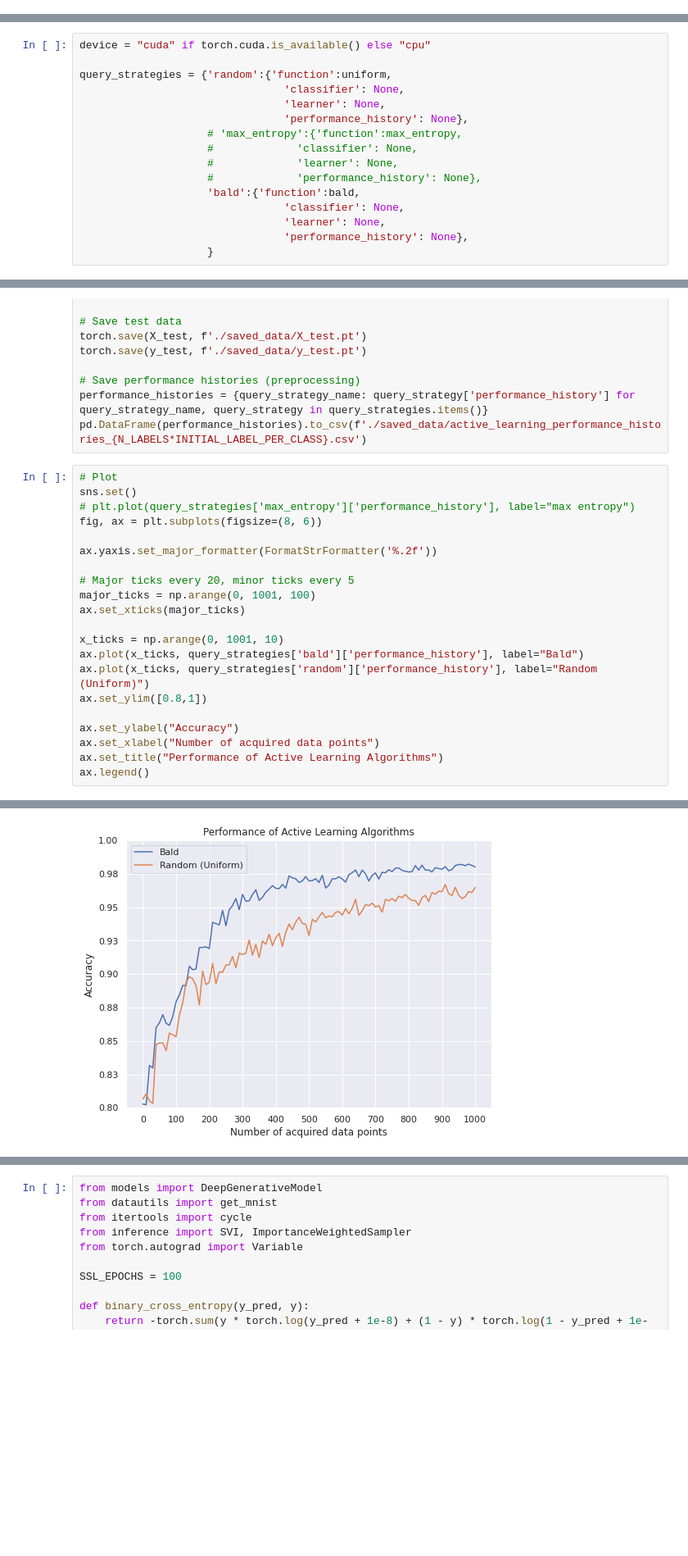
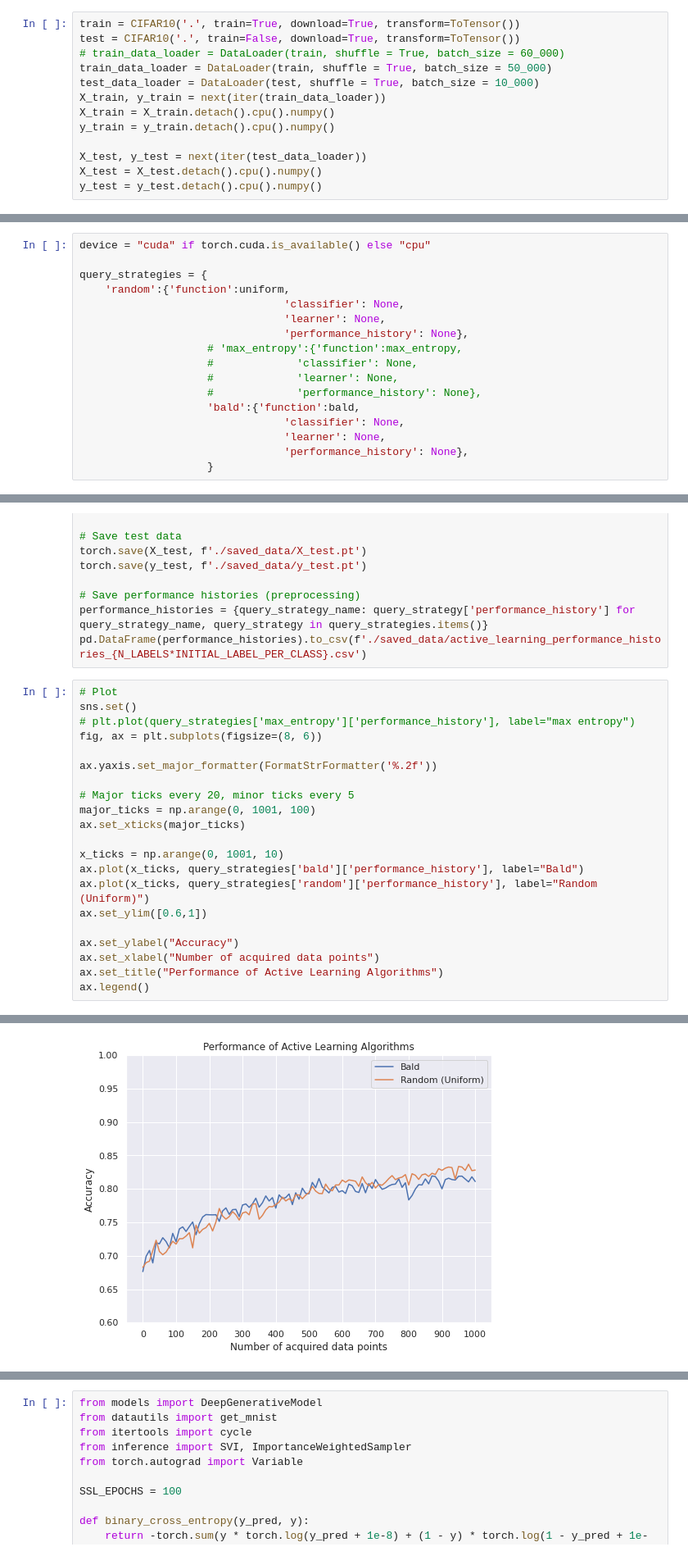
Before and after one commit to milexjaro/semi-supervised-active-learning-pytorch, a Jupyter notebook: Semi-Supervised Active Learning.ipynb, the cells around one changed output, grey strips where cells are left out. Shown at 82% size. Drawn from its saved outputs; the diff is of its cells as text; blank space fills up the shorter version.

```diff
--- a/Semi-Supervised Active Learning.ipynb
+++ b/Semi-Supervised Active Learning.ipynb
@@ -38,2 +53,15 @@ sys.path.insert(0, './semi-supervised')
 # %% [markdown]
 ### Network Architecture
+# %%
+train = CIFAR10('.', train=True, download=True, transform=ToTensor())
+test = CIFAR10('.', train=False, download=True, transform=ToTensor())
+# train_data_loader = DataLoader(train, shuffle = True, batch_size = 60_000)
+train_data_loader = DataLoader(train, shuffle = True, batch_size = 50_000)
+test_data_loader = DataLoader(test, shuffle = True, batch_size = 10_000)
+X_train, y_train = next(iter(train_data_loader))
+X_train = X_train.detach().cpu().numpy()
+y_train = y_train.detach().cpu().numpy()
+
+X_test, y_test = next(iter(test_data_loader))
+X_test = X_test.detach().cpu().numpy()
+y_test = y_test.detach().cpu().numpy()
@@ -166,7 +189,8 @@ def bald(learner, X, n_instances=1, T=100):
 # %%
 device = "cuda" if torch.cuda.is_available() else "cpu"
 
-query_strategies = {'random':{'function':uniform,
+query_strategies = {
+    'random':{'function':uniform,
                                 'classifier': None,
                                 'learner': None,
                                 'performance_history': None},
@@ -281,27 +307,27 @@ pd.DataFrame(performance_histories).to_csv(f'./saved_data/active_learning_perfor
 # %%
 # Plot
 sns.set()
 # plt.plot(query_strategies['max_entropy']['performance_history'], label="max entropy")
 fig, ax = plt.subplots(figsize=(8, 6))
 
 ax.yaxis.set_major_formatter(FormatStrFormatter('%.2f'))
 
 # Major ticks every 20, minor ticks every 5
 major_ticks = np.arange(0, 1001, 100)
 ax.set_xticks(major_ticks)
 
 x_ticks = np.arange(0, 1001, 10)
 ax.plot(x_ticks, query_strategies['bald']['performance_history'], label="Bald")
 ax.plot(x_ticks, query_strategies['random']['performance_history'], label="Random (Uniform)")
-ax.set_ylim([0.8,1])
+ax.set_ylim([0.6,1])
 
 ax.set_ylabel("Accuracy")
 ax.set_xlabel("Number of acquired data points")
 ax.set_title("Performance of Active Learning Algorithms")
 ax.legend()
 # %% [output]
 <matplotlib.legend.Legend at 0x...>
-[figure, old version]
+[figure, new version]
 # %% [markdown]
 ###  Semi-supervised Learning
 
```
Also changed, not shown: parts of 11 cells of this notebook, 1 other file.
